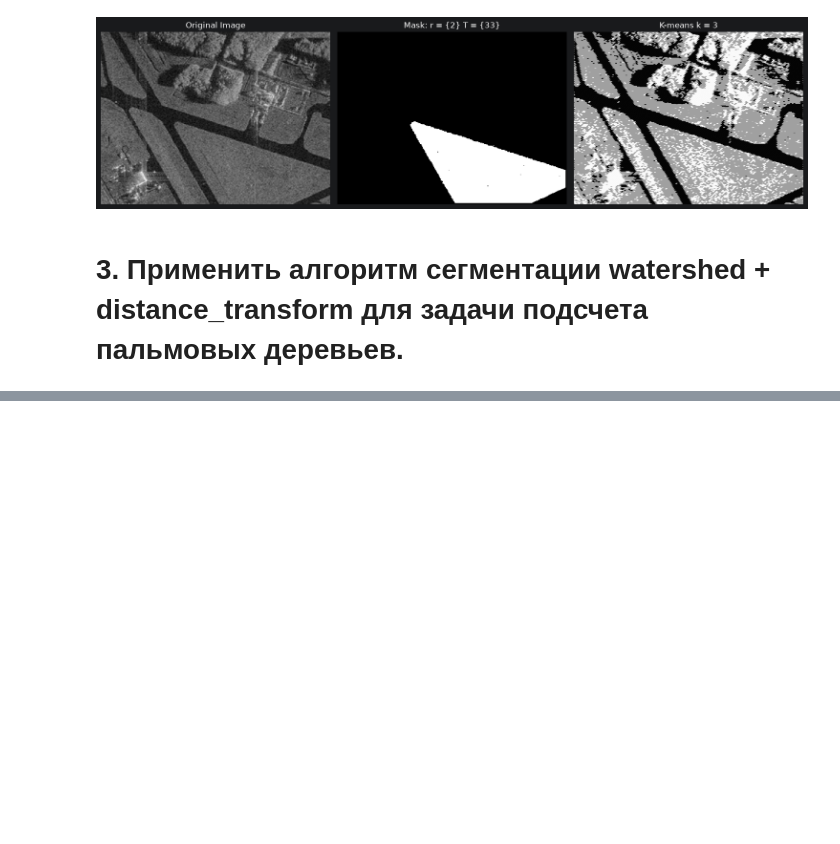
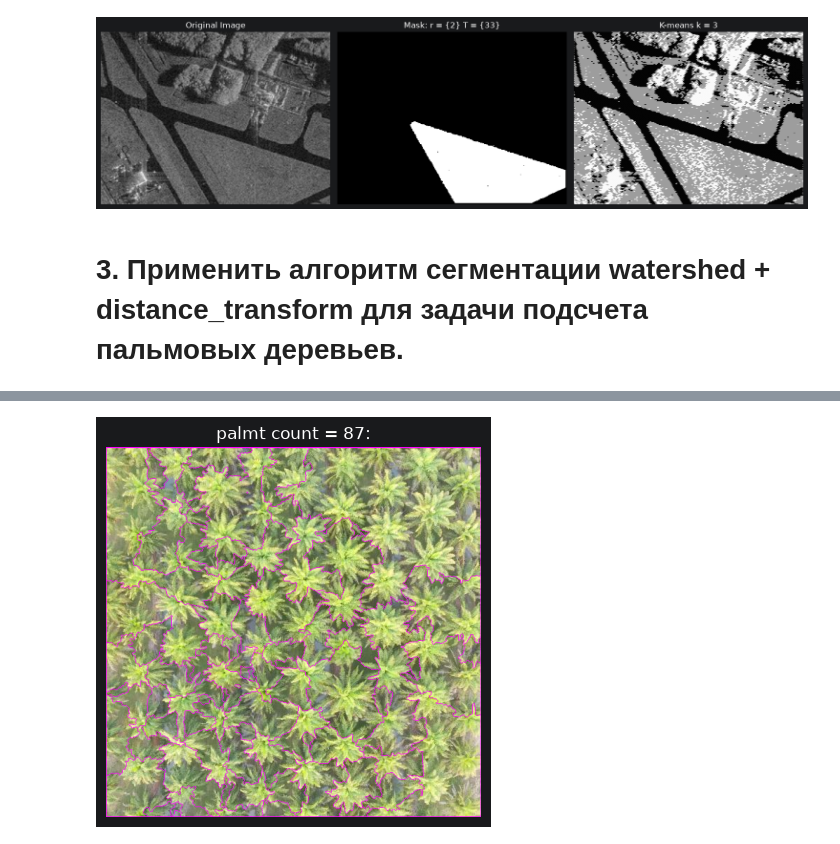
Before and after one commit to midicowbell/imageProcessing, a Jupyter notebook: lab4.ipynb, the cells around one changed output, grey strips where cells are left out. Cells and saved outputs as stored; diff of their text form; code cells hidden in the pictures; blank space fills up the shorter version.

```diff
--- a/lab4.ipynb
+++ b/lab4.ipynb
@@ -110,0 +109,20 @@ plt.show()
+# %%
+palm_gb = cv2.GaussianBlur(palm_gray, (11, 11), 0)
+ret, thresh = cv2.threshold(palm_gb, 0, 255, cv2.THRESH_BINARY_INV + cv2.THRESH_OTSU)
+
+dist = cv2.distanceTransform(thresh, cv2.DIST_L2, 5)
+ret, sure_fg = cv2.threshold(dist, 0.6 * dist.max(), 255, cv2.THRESH_BINARY)
+sure_fg = sure_fg.astype(np.uint8)
+
+ret, mark = cv2.connectedComponents(sure_fg)
+mark = cv2.watershed(palm, mark.astype(np.int32))
+count = len(np.unique(mark)) - 1
+palm_res = palm.copy()
+palm_res[mark == -1] = [255, 0, 255]
+
+plt.imshow(cv2.cvtColor(palm_res, cv2.COLOR_BGR2RGB))
+plt.axis('off')
+plt.title(f'palmt count = {count}:')
+plt.show()
+# %% [output]
+[figure, added]
```
Also changed, not shown: parts of 2 cells of this notebook.
